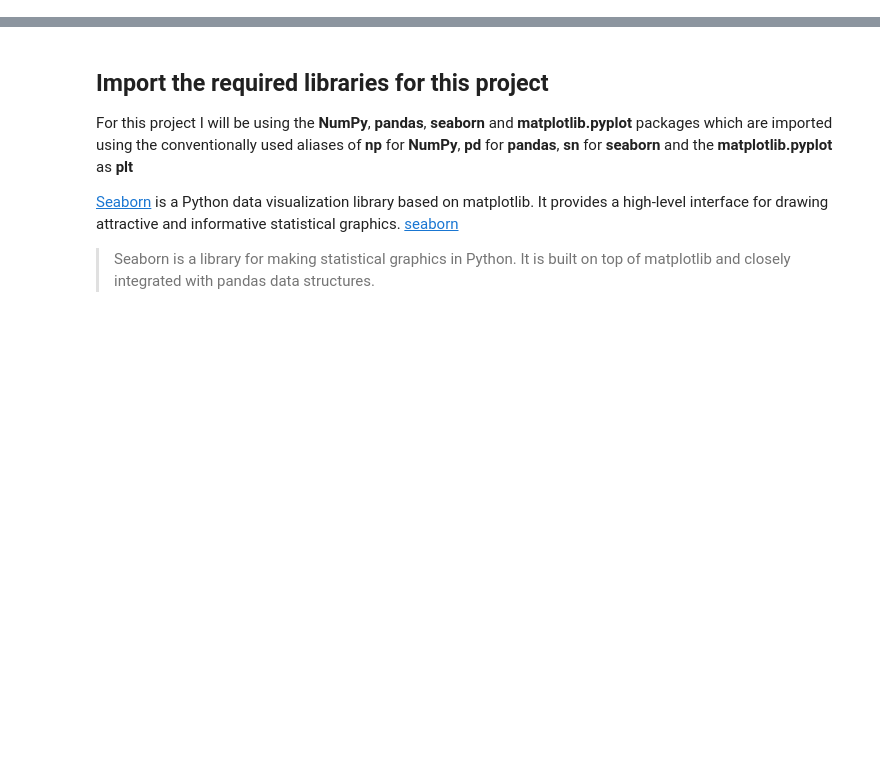
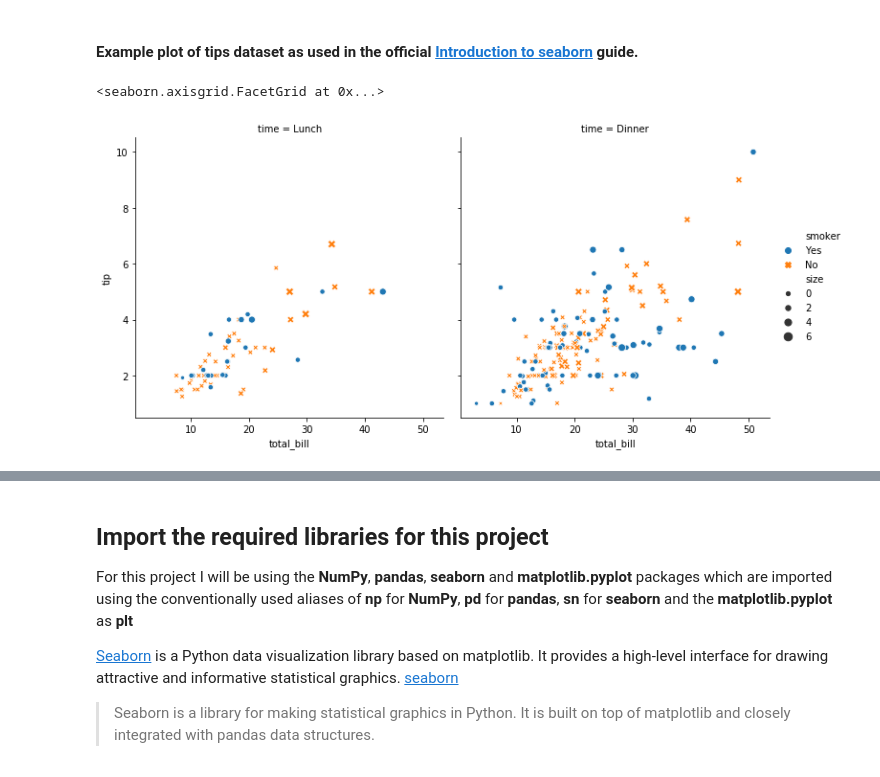
Before and after one commit to angela1C/Fundamentals-of-Data-Analysis-Project-2019, a Jupyter notebook: tips-project.ipynb, the cells around one changed output, grey strips where cells are left out. Saved outputs shown, nothing was run; the diff lists cells and outputs as text; code cells hidden in the pictures; blank space fills up the shorter version.

Commit message:
tips background, some markdown setting up the document

```diff
--- a/tips-project.ipynb
+++ b/tips-project.ipynb
@@ -19,0 +57,12 @@ This part is investigating the relationship between the variables, with interest
+# %% [markdown]
+#### Example plot of tips dataset as used in the official [Introduction to seaborn](https://seaborn.pydata.org/introduction.html#an-introduction-to-seaborn) guide.
+# %%
+### Using one of the examples in the seaborn documentation to draw a faceted scatter plot with multiple semantic variables
+
+tips = sns.load_dataset("tips")
+sns.relplot(x="total_bill", y="tip", col="time",
+            hue="smoker", style="smoker", size="size",
+            data=tips)
+# %% [output]
+<seaborn.axisgrid.FacetGrid at 0x...>
+[figure, added]
```
Also changed, not shown: parts of 28 cells of this notebook, 3 other files.
